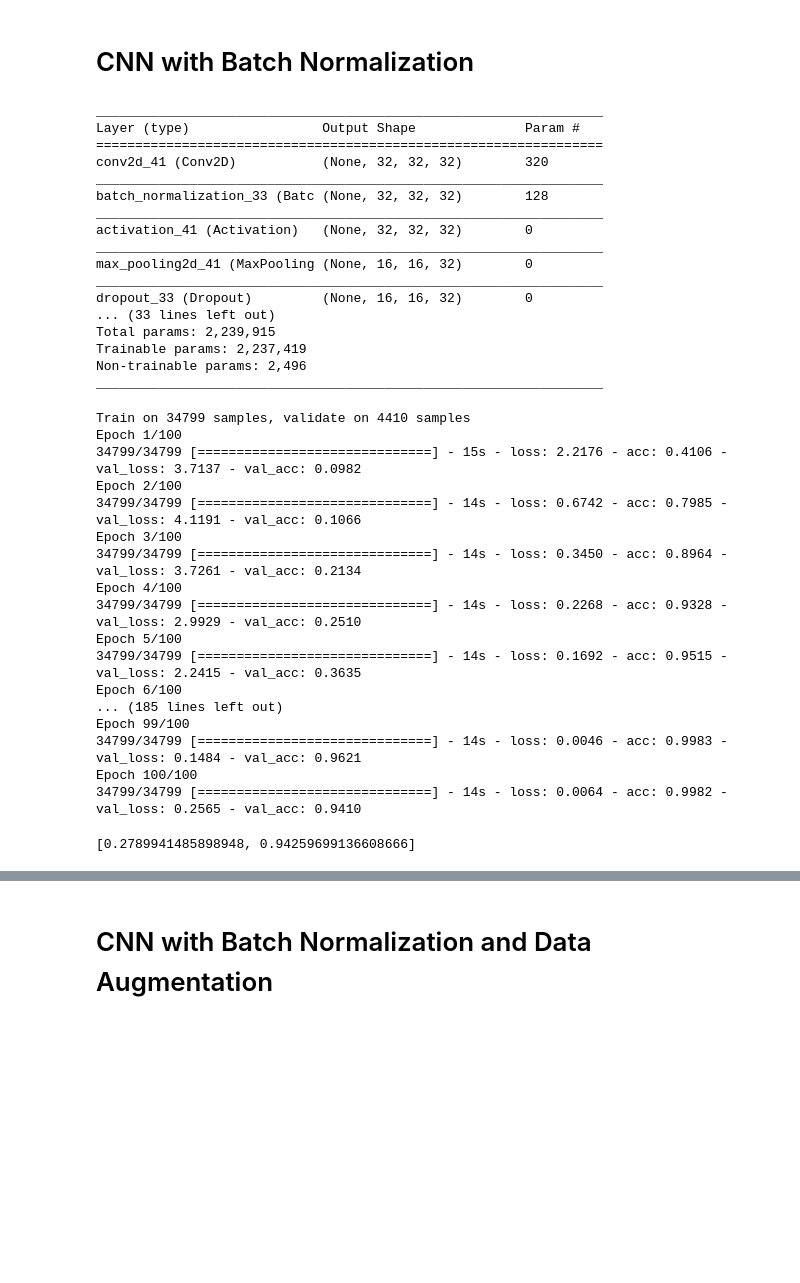
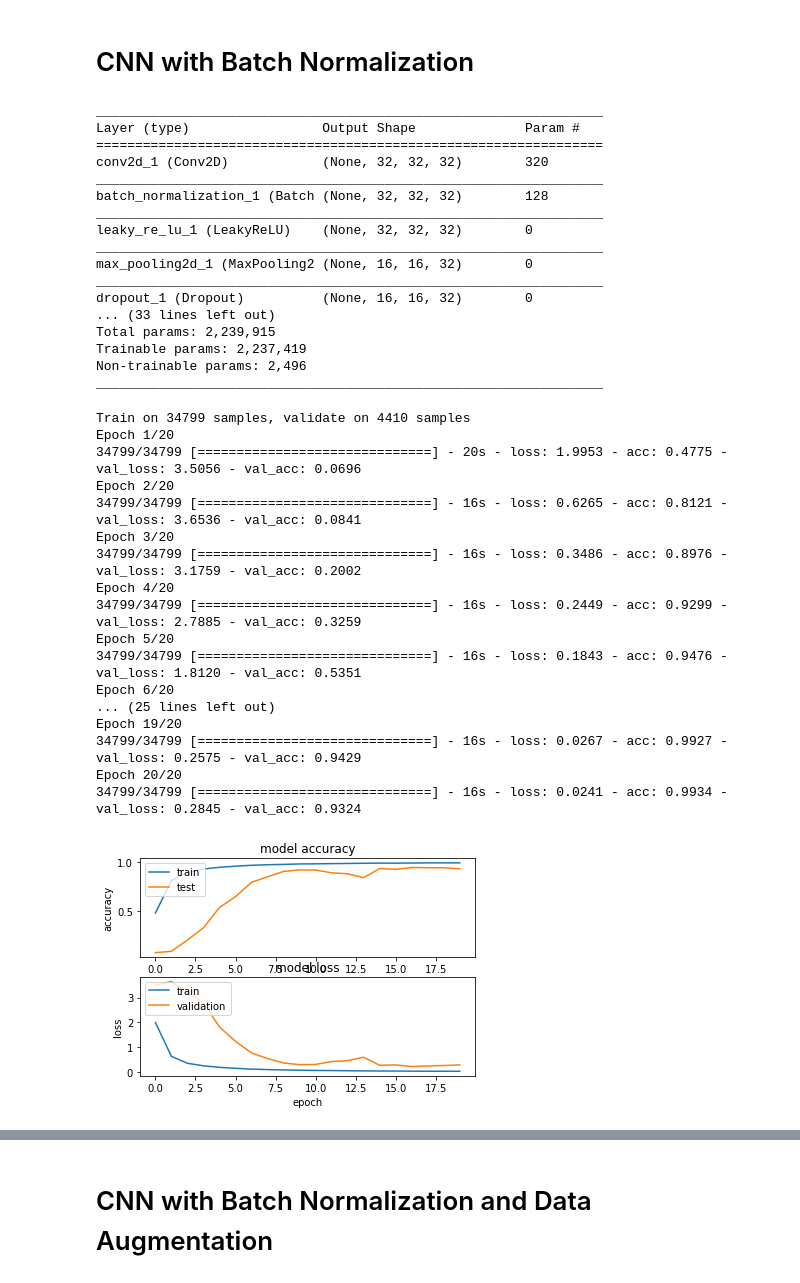
Before and after one commit to saritanavuluru/ML, a Jupyter notebook: capstone/KerasGTSB/Capstone_work_in_progress.ipynb, the cells around one changed output, grey strips where cells are left out. Saved outputs shown, nothing was run; the diff lists cells and outputs as text; code cells hidden in the pictures; blank space fills up the shorter version.

```diff
--- a/capstone/KerasGTSB/Capstone_work_in_progress.ipynb
+++ b/capstone/KerasGTSB/Capstone_work_in_progress.ipynb
@@ -443,7 +462,7 @@ model.compile(loss='categorical_crossentropy',
               metrics=['accuracy'])
 
 history = model.fit(X_train, y_train,
-                    batch_size=512, nb_epoch=100,
+                    batch_size=512, nb_epoch=20,
                     verbose=1, validation_data=(X_val, y_val))
 # %% [output]
 _________________________________________________________________
@@ -495,45 +589,71 @@ model.compile(loss='categorical_crossentropy',
               metrics=['accuracy'])
 
 history = model.fit(X_train, y_train,
-                    batch_size=512, nb_epoch=100,
+                    batch_size=512, nb_epoch=20,
                     verbose=1, validation_data=(X_val, y_val))
 # %% [output]
 _________________________________________________________________
 Layer (type)                 Output Shape              Param #
 =================================================================
-conv2d_41 (Conv2D)           (None, 32, 32, 32)        320
+conv2d_1 (Conv2D)            (None, 32, 32, 32)        320
 _________________________________________________________________
-batch_normalization_33 (Batc (None, 32, 32, 32)        128
+batch_normalization_1 (Batch (None, 32, 32, 32)        128
 _________________________________________________________________
-activation_41 (Activation)   (None, 32, 32, 32)        0
+leaky_re_lu_1 (LeakyReLU)    (None, 32, 32, 32)        0
 _________________________________________________________________
-max_pooling2d_41 (MaxPooling (None, 16, 16, 32)        0
+max_pooling2d_1 (MaxPooling2 (None, 16, 16, 32)        0
 _________________________________________________________________
-dropout_33 (Dropout)         (None, 16, 16, 32)        0
+dropout_1 (Dropout)          (None, 16, 16, 32)        0
 ... (33 lines left out)
 Total params: 2,239,915
 Trainable params: 2,237,419
 Non-trainable params: 2,496
 _________________________________________________________________
 Train on 34799 samples, validate on 4410 samples
-Epoch 1/100
-34799/34799 [==============================] - 15s - loss: 2.2176 - acc: 0.4106 - val_loss: 3.7137 - val_acc: 0.0982
-Epoch 2/100
-34799/34799 [==============================] - 14s - loss: 0.6742 - acc: 0.7985 - val_loss: 4.1191 - val_acc: 0.1066
-Epoch 3/100
-34799/34799 [==============================] - 14s - loss: 0.3450 - acc: 0.8964 - val_loss: 3.7261 - val_acc: 0.2134
-Epoch 4/100
-34799/34799 [==============================] - 14s - loss: 0.2268 - acc: 0.9328 - val_loss: 2.9929 - val_acc: 0.2510
-Epoch 5/100
-34799/34799 [==============================] - 14s - loss: 0.1692 - acc: 0.9515 - val_loss: 2.2415 - val_acc: 0.3635
-Epoch 6/100
-... (185 lines left out)
-Epoch 99/100
-34799/34799 [==============================] - 14s - loss: 0.0046 - acc: 0.9983 - val_loss: 0.1484 - val_acc: 0.9621
-Epoch 100/100
-34799/34799 [==============================] - 14s - loss: 0.0064 - acc: 0.9982 - val_loss: 0.2565 - val_acc: 0.9410
+Epoch 1/20
+34799/34799 [==============================] - 20s - loss: 1.9953 - acc: 0.4775 - val_loss: 3.5056 - val_acc: 0.0696
+Epoch 2/20
+34799/34799 [==============================] - 16s - loss: 0.6265 - acc: 0.8121 - val_loss: 3.6536 - val_acc: 0.0841
+Epoch 3/20
+34799/34799 [==============================] - 16s - loss: 0.3486 - acc: 0.8976 - val_loss: 3.1759 - val_acc: 0.2002
+Epoch 4/20
+34799/34799 [==============================] - 16s - loss: 0.2449 - acc: 0.9299 - val_loss: 2.7885 - val_acc: 0.3259
+Epoch 5/20
+34799/34799 [==============================] - 16s - loss: 0.1843 - acc: 0.9476 - val_loss: 1.8120 - val_acc: 0.5351
+Epoch 6/20
+... (25 lines left out)
+Epoch 19/20
+34799/34799 [==============================] - 16s - loss: 0.0267 - acc: 0.9927 - val_loss: 0.2575 - val_acc: 0.9429
+Epoch 20/20
+34799/34799 [==============================] - 16s - loss: 0.0241 - acc: 0.9934 - val_loss: 0.2845 - val_acc: 0.9324
 # %%
 model.save('models/CNN_BN.ckpt')
-model.evaluate(X_test,y_test)
-# %% [output]
-[0.2789941485898948, 0.94259699136608666]
+# %%
+import matplotlib.pyplot as plt
+
+history_bn = history
+plt.figure(1)
+plt.subplot(211)
+plt.plot(history_bn.history['acc'])
+plt.plot(history_bn.history['val_acc'])
+plt.title('model accuracy')
+plt.ylabel('accuracy')
+plt.xlabel('epoch')
+plt.legend(['train', 'test'], loc='upper left')
+
+ # summarize history for loss
+
+plt.subplot(212)
+plt.plot(history_bn.history['loss'])
+plt.plot(history_bn.history['val_loss'])
+plt.title('model loss')
+plt.ylabel('loss')
+plt.xlabel('epoch')
+plt.legend(['train', 'validation'], loc='upper left')
+plt.show()
+
+
+with open('CNN_BN_history', 'wb') as file_pi:
+        pickle.dump(history_bn.history, file_pi)
+# %% [output]
+[figure, added]
```
Also changed, not shown: parts of 16 cells of this notebook.
